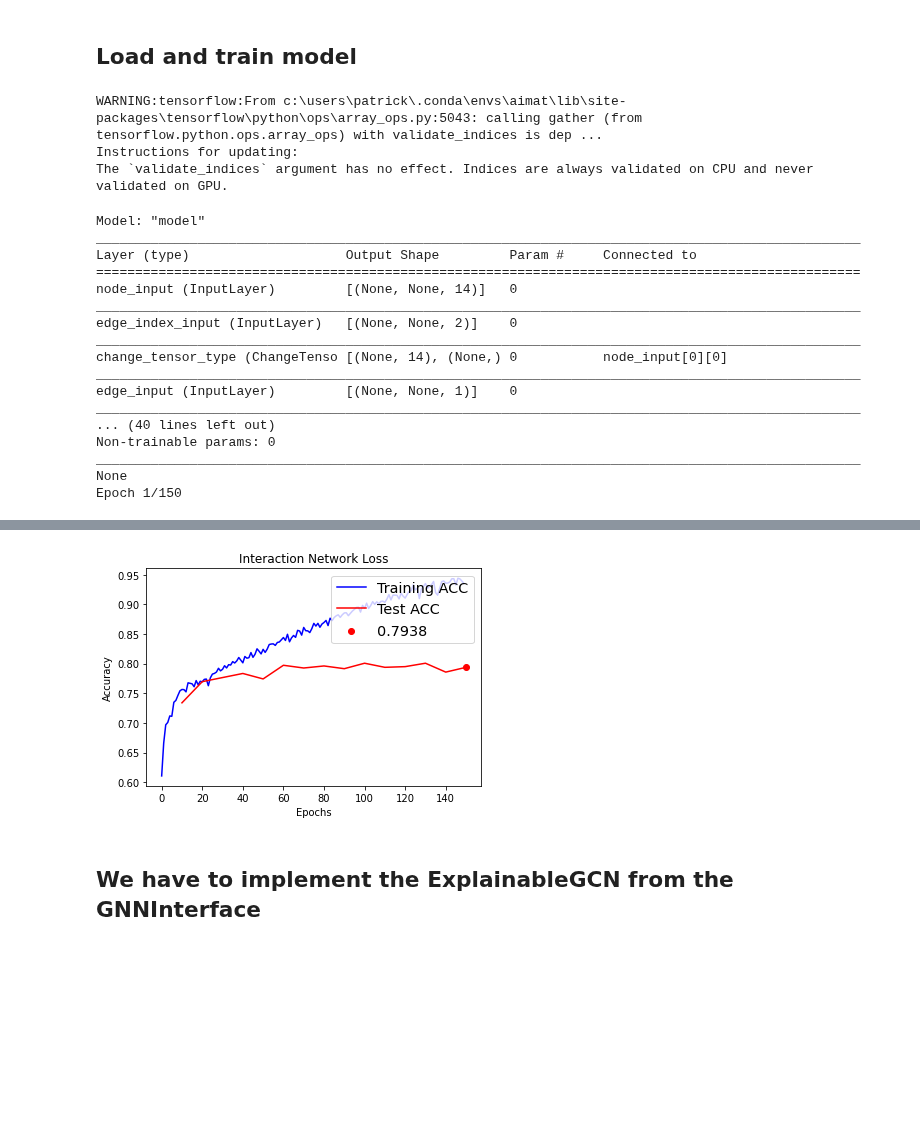
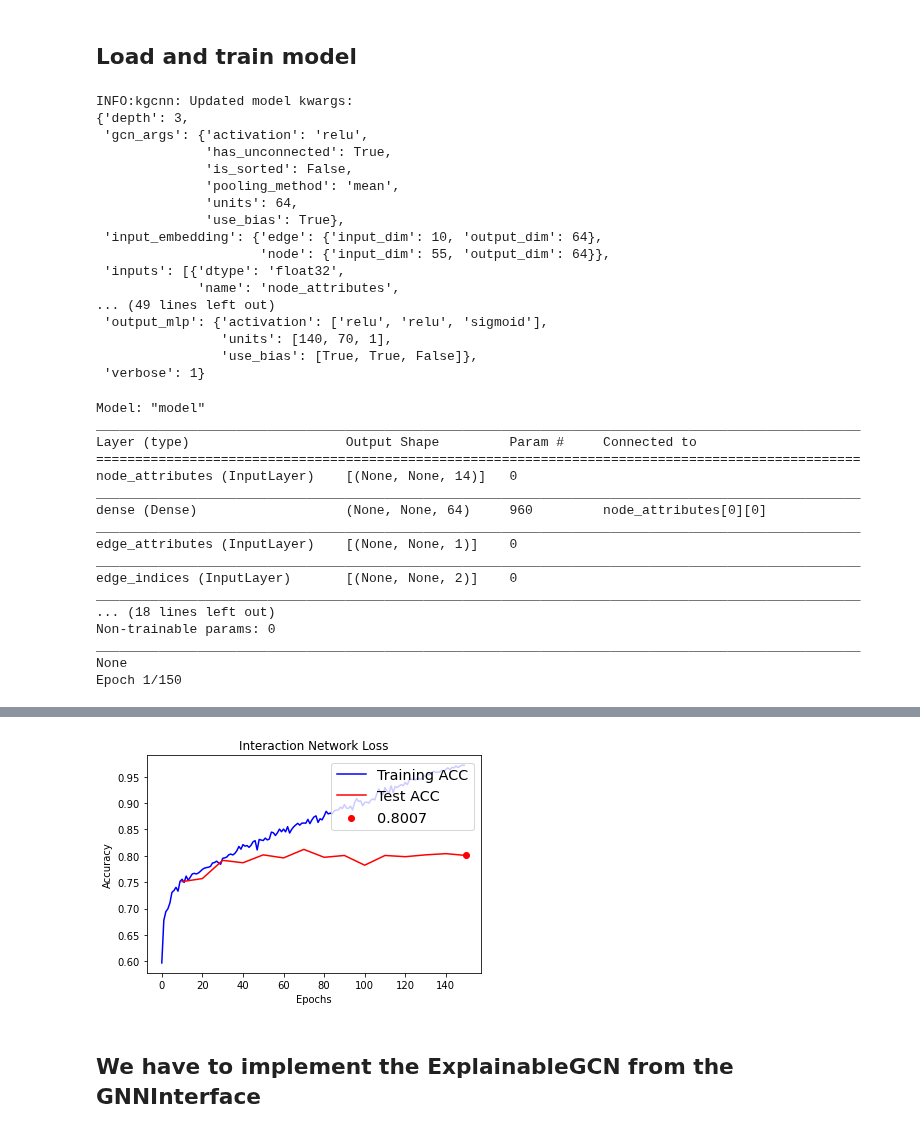
Before and after one commit to aimat-lab/gcnn_keras, a Jupyter notebook: notebooks/explain_GNNExplain_mutagenicity_2.ipynb, the cells around one changed output, grey strips where cells are left out. Saved outputs shown, nothing was run; the diff lists cells and outputs as text; code cells hidden in the pictures; blank space fills up the shorter version.

```diff
--- a/notebooks/explain_GNNExplain_mutagenicity_2.ipynb
+++ b/notebooks/explain_GNNExplain_mutagenicity_2.ipynb
@@ -25,7 +23,7 @@ Keras utils: Register custom activation:  {'leaky_softplus': <function leaky_sof
 ## Load Data
 # %%
 dataset = MutagenicityDataset()
-labels, nodes, edge_indices, edges, atoms = dataset.get_graph()
+labels, nodes, edge_indices, edges, atoms = dataset.graph_labels, dataset.node_attributes, dataset.edge_indices, dataset.edge_attributes, dataset.node_number
 for i in range(len(labels)):
     # edge_indices[i], edges[i] = add_self_loops_to_edge_indices(edge_indices[i], np.expand_dims(edges[i],axis=-1))
     edges[i] = np.expand_dims(edges[i], axis=-1).astype(np.float32)# Make edge feature dimension
@@ -52,4 +50,7 @@ xtrain = nodes_train, edges_train, edge_indices_train
 xtest = nodes_test, edges_test, edge_indices_test
 ytrain = np.expand_dims(labels_train, axis=-1)
 ytest = np.expand_dims(labels_test, axis=-1)
+print([x.shape for x in xtrain])
+print([x.shape for x in xtest])
+print(ytrain.shape, ytest.shape)
 # %% [output]
@@ -73,20 +74,35 @@ INFO: Database still has unconnected Na+,Li+,ksb+ etc.
 # %% [markdown]
 ## Load and train model
 # %%
-model_args = {"input_node_shape": [None, 14],
-              "input_edge_shape": [None, 1],
-              "input_embedding": {"nodes": {"input_dim": 55, "output_dim": 64}},
-              # Output
-              "output_embedding": {"output_mode": 'graph', "output_type": 'padded'},
-              "output_mlp": {"use_bias": [True, True, False], "units": [140, 70, 1],
+model_args = {'name': "GCN",
+                 'inputs': [{'shape': (None, 14), 'name': "node_attributes", 'dtype': 'float32', 'ragged': True},
+                            {'shape': (None, 1), 'name': "edge_attributes", 'dtype': 'float32', 'ragged': True},
+                            {'shape': (None, 2), 'name': "edge_indices", 'dtype': 'int64', 'ragged': True}],
+                 'input_embedding': {"node": {"input_dim": 55, "output_dim": 64},
+                                     "edge": {"input_dim": 10, "output_dim": 64}},
+                 'output_embedding': 'graph',
+                 'output_mlp': {"use_bias": [True, True, False], "units": [140, 70, 1],
+                                "activation": ['relu', 'relu', 'sigmoid']},
+                 'gcn_args': {"units": 64, "use_bias": True, "activation": 'relu', "pooling_method": 'mean',
+                              "is_sorted": False, "has_unconnected": True},
+                 'depth': 3, 'verbose': 1
+              }
+model_args2 = {'name': "GCN_weighted",
+              'inputs': [{'shape': (None, 14), 'name': "node_attributes", 'dtype': 'float32', 'ragged': True},
+                         {'shape': (None, 1), 'name': "edge_attributes", 'dtype': 'float32', 'ragged': True},
+                         {'shape': (None, 2), 'name': "edge_indices", 'dtype': 'int64', 'ragged': True},
+                         {'shape': (None, 1), 'name': "node_weights", 'dtype': 'float32', 'ragged': True}],
+              'input_embedding': {"node": {"input_dim": 55, "output_dim": 64},
+                                  "edge": {"input_dim": 10, "output_dim": 64}},
+              'output_embedding': 'graph',
+              'output_mlp': {"use_bias": [True, True, False], "units": [140, 70, 1],
                              "activation": ['relu', 'relu', 'sigmoid']},
-              # model specs
-              "depth": 3,
-              "gcn_args": {"units": 64, "use_bias": True, "activation": "relu", "has_unconnected": True,
-                           "is_sorted": False, "pooling_method": 'segment_mean'}
+              'gcn_args': {"units": 64, "use_bias": True, "activation": 'relu', "pooling_method": 'mean',
+                           "is_sorted": False, "has_unconnected": True},
+              'depth': 3, 'verbose': 1
               }
-model = make_gcn(**model_args)
-model_node_weights = make_gcn_node_weights(**model_args)
+model = make_model(**model_args)
+model_node_weights = make_model_weighted(**model_args2)
 # Set learning rate and epochs
 learning_rate_start = 1e-3
 learning_rate_stop = 1e-4
@@ -132,22 +148,36 @@ plt.legend(loc='upper right', fontsize='x-large')
 plt.savefig('gcn_explain_mutag_2.png')
 plt.show()
 # %% [output]
-WARNING:tensorflow:From c:\users\patrick\.conda\envs\aimat\lib\site-packages\tensorflow\python\ops\array_ops.py:5043: calling gather (from tensorflow.python.ops.array_ops) with validate_indices is dep ...
-Instructions for updating:
-The `validate_indices` argument has no effect. Indices are always validated on CPU and never validated on GPU.
+INFO:kgcnn: Updated model kwargs:
+{'depth': 3,
+ 'gcn_args': {'activation': 'relu',
+              'has_unconnected': True,
+              'is_sorted': False,
+              'pooling_method': 'mean',
+              'units': 64,
+              'use_bias': True},
+ 'input_embedding': {'edge': {'input_dim': 10, 'output_dim': 64},
+                     'node': {'input_dim': 55, 'output_dim': 64}},
+ 'inputs': [{'dtype': 'float32',
+             'name': 'node_attributes',
+... (49 lines left out)
+ 'output_mlp': {'activation': ['relu', 'relu', 'sigmoid'],
+                'units': [140, 70, 1],
+                'use_bias': [True, True, False]},
+ 'verbose': 1}
 Model: "model"
 __________________________________________________________________________________________________
 Layer (type)                    Output Shape         Param #     Connected to
 ==================================================================================================
-node_input (InputLayer)         [(None, None, 14)]   0
+node_attributes (InputLayer)    [(None, None, 14)]   0
 __________________________________________________________________________________________________
-edge_index_input (InputLayer)   [(None, None, 2)]    0
+dense (Dense)                   (None, None, 64)     960         node_attributes[0][0]
 __________________________________________________________________________________________________
-change_tensor_type (ChangeTenso [(None, 14), (None,) 0           node_input[0][0]
+edge_attributes (InputLayer)    [(None, None, 1)]    0
 __________________________________________________________________________________________________
-edge_input (InputLayer)         [(None, None, 1)]    0
+edge_indices (InputLayer)       [(None, None, 2)]    0
 __________________________________________________________________________________________________
-... (40 lines left out)
+... (18 lines left out)
 Non-trainable params: 0
 __________________________________________________________________________________________________
 None
@@ -172,4 +202,4 @@ Print Time for taining:  296.328125
-[figure, old version]
+[figure, new version]
 # %% [markdown]
 ## We have to implement the ExplainableGCN from the GNNInterface
 # %%
```
Also changed, not shown: parts of 6 cells of this notebook, 2 other files.
